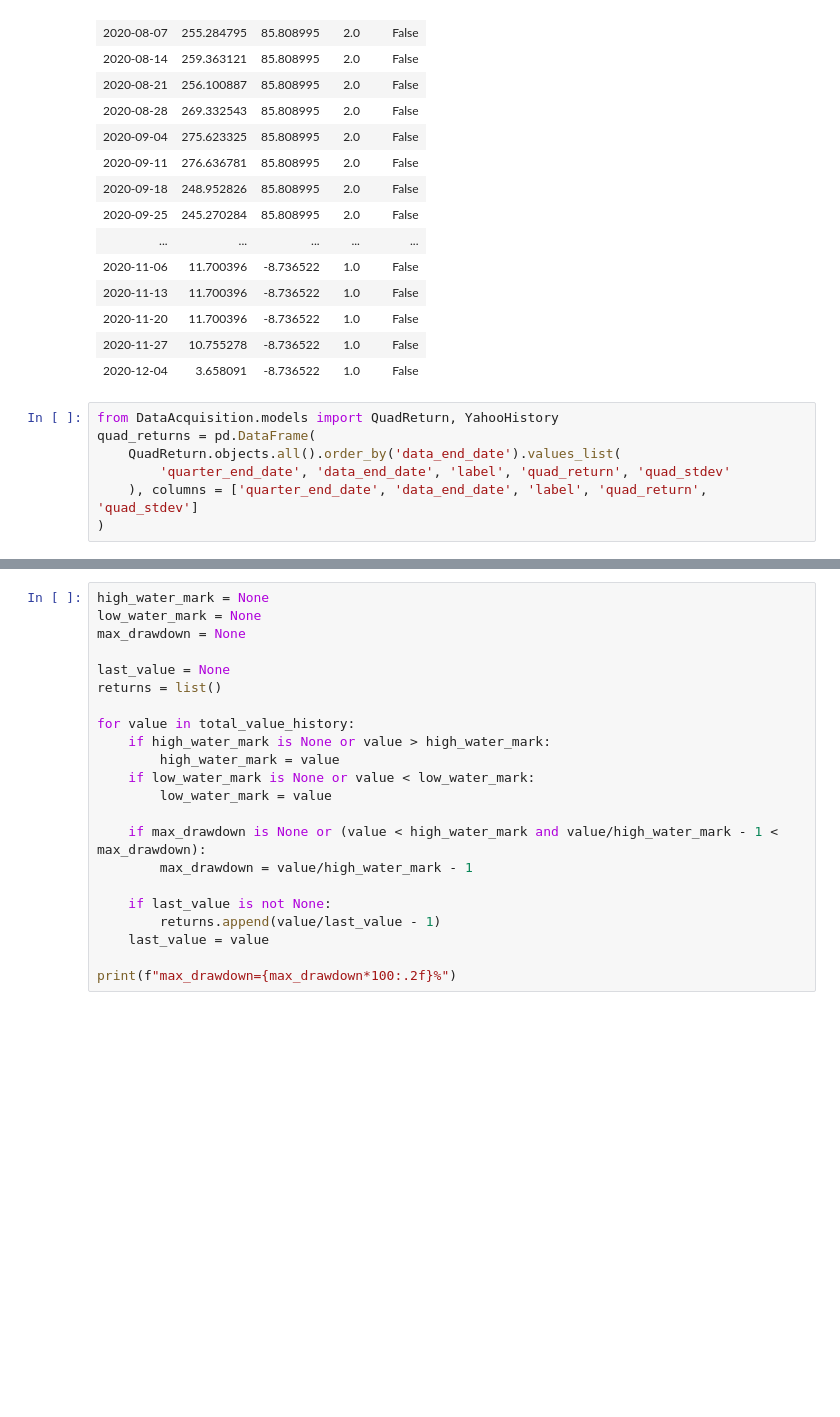
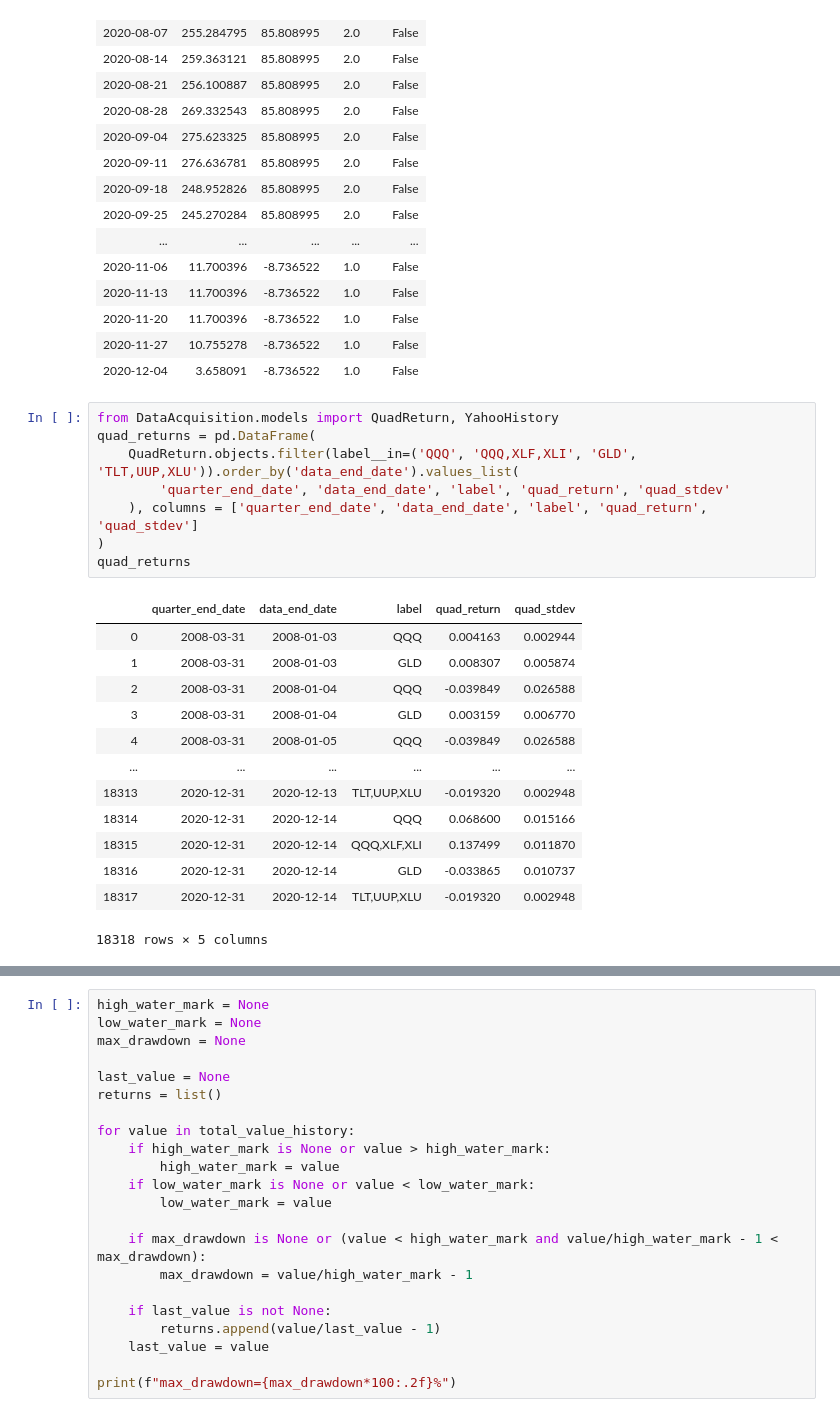
Before and after one commit to isosphere/VolAdjGIPDashboard, a Jupyter notebook: voladjportfolio_testing.ipynb, the cells around one changed output, grey strips where cells are left out. Drawn from its saved outputs; the diff is of its cells as text; blank space fills up the shorter version.

Commit message:
Generalize quad return functionality

```diff
--- a/voladjportfolio_testing.ipynb
+++ b/voladjportfolio_testing.ipynb
@@ -108,10 +108,25 @@ usa_quads.tail(20)
 # %%
 from DataAcquisition.models import QuadReturn, YahooHistory
 quad_returns = pd.DataFrame(
-    QuadReturn.objects.all().order_by('data_end_date').values_list(
+    QuadReturn.objects.filter(label__in=('QQQ', 'QQQ,XLF,XLI', 'GLD', 'TLT,UUP,XLU')).order_by('data_end_date').values_list(
         'quarter_end_date', 'data_end_date', 'label', 'quad_return', 'quad_stdev'
     ), columns = ['quarter_end_date', 'data_end_date', 'label', 'quad_return', 'quad_stdev']
 )
+quad_returns
+# %% [output]
+|  | quarter_end_date | data_end_date | label | quad_return | quad_stdev |
+| 0 | 2008-03-31 | 2008-01-03 | QQQ | 0.004163 | 0.002944 |
+| 1 | 2008-03-31 | 2008-01-03 | GLD | 0.008307 | 0.005874 |
+| 2 | 2008-03-31 | 2008-01-04 | QQQ | -0.039849 | 0.026588 |
+| 3 | 2008-03-31 | 2008-01-04 | GLD | 0.003159 | 0.006770 |
+| 4 | 2008-03-31 | 2008-01-05 | QQQ | -0.039849 | 0.026588 |
+| ... | ... | ... | ... | ... | ... |
+| 18313 | 2020-12-31 | 2020-12-13 | TLT,UUP,XLU | -0.019320 | 0.002948 |
+| 18314 | 2020-12-31 | 2020-12-14 | QQQ | 0.068600 | 0.015166 |
+| 18315 | 2020-12-31 | 2020-12-14 | QQQ,XLF,XLI | 0.137499 | 0.011870 |
+| 18316 | 2020-12-31 | 2020-12-14 | GLD | -0.033865 | 0.010737 |
+| 18317 | 2020-12-31 | 2020-12-14 | TLT,UUP,XLU | -0.019320 | 0.002948 |
+18318 rows × 5 columns
 # %%
 # Quick and dirty backtesting of a trend following strategy using this framework
 
```
Also changed, not shown: parts of 3 cells of this notebook, 5 other files.
